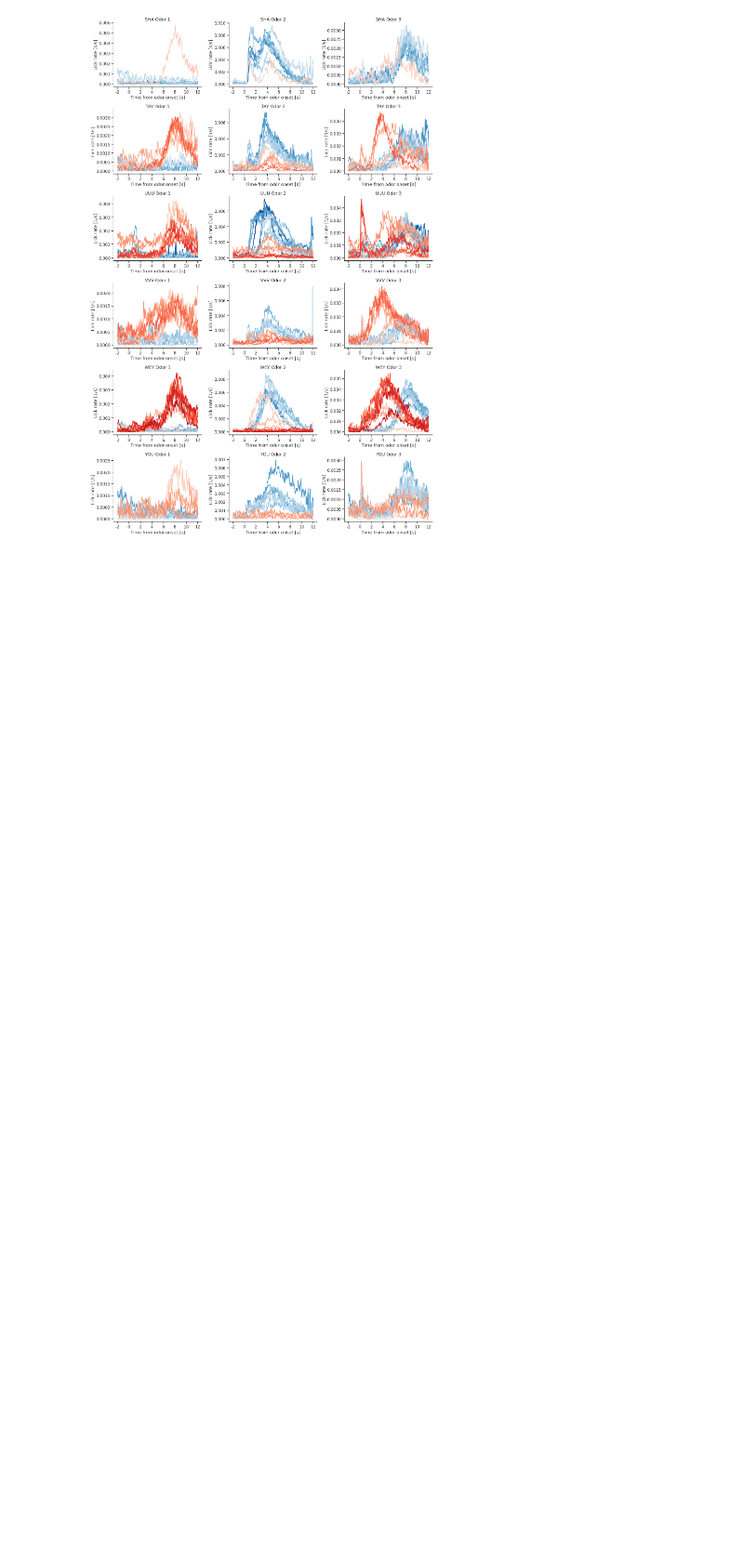
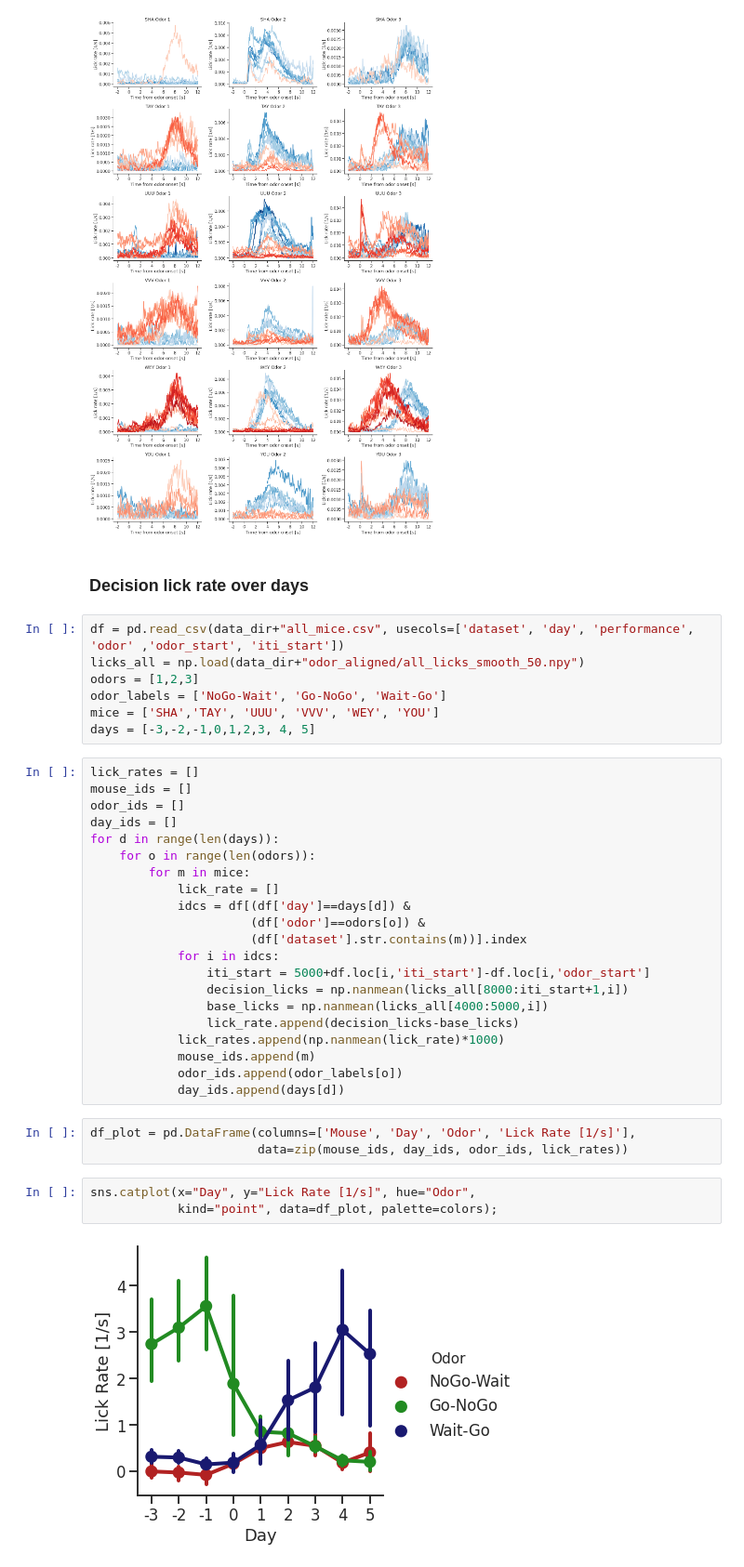
Before and after one commit to juhuntenburg/instrumental_conditioning, a Jupyter notebook: 03_Lick_data.ipynb, the cells around one changed output. Shown at 93% size. Saved outputs shown, nothing was run; the diff lists cells and outputs as text; blank space fills up the shorter version.

```diff
--- a/03_Lick_data.ipynb
+++ b/03_Lick_data.ipynb
@@ -408,3 +358,41 @@ for m in range(len(mice)):
         plt.tight_layout()
 # %% [output]
 [figure]
+# %% [markdown]
+### Decision lick rate over days
+# %%
+df = pd.read_csv(data_dir+"all_mice.csv", usecols=['dataset', 'day', 'performance', 'odor' ,'odor_start', 'iti_start'])
+licks_all = np.load(data_dir+"odor_aligned/all_licks_smooth_50.npy")
+odors = [1,2,3]
+odor_labels = ['NoGo-Wait', 'Go-NoGo', 'Wait-Go']
+mice = ['SHA','TAY', 'UUU', 'VVV', 'WEY', 'YOU']
+days = [-3,-2,-1,0,1,2,3, 4, 5]
+# %%
+lick_rates = []
+mouse_ids = []
+odor_ids = []
+day_ids = []
+for d in range(len(days)):
+    for o in range(len(odors)):
+        for m in mice:
+            lick_rate = []
+            idcs = df[(df['day']==days[d]) &
+                      (df['odor']==odors[o]) &
+                      (df['dataset'].str.contains(m))].index
+            for i in idcs:
+                iti_start = 5000+df.loc[i,'iti_start']-df.loc[i,'odor_start']
+                decision_licks = np.nanmean(licks_all[8000:iti_start+1,i])
+                base_licks = np.nanmean(licks_all[4000:5000,i])
+                lick_rate.append(decision_licks-base_licks)
+            lick_rates.append(np.nanmean(lick_rate)*1000)
+            mouse_ids.append(m)
+            odor_ids.append(odor_labels[o])
+            day_ids.append(days[d])
+# %%
+df_plot = pd.DataFrame(columns=['Mouse', 'Day', 'Odor', 'Lick Rate [1/s]'],
+                       data=zip(mouse_ids, day_ids, odor_ids, lick_rates))
+# %%
+sns.catplot(x="Day", y="Lick Rate [1/s]", hue="Odor",
+            kind="point", data=df_plot, palette=colors);
+# %% [output]
+[figure, added]
```
Also changed, not shown: parts of 5 cells of this notebook, 3 other files.
